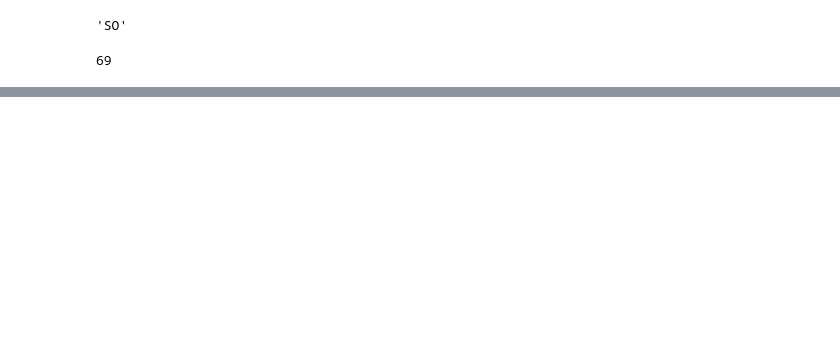
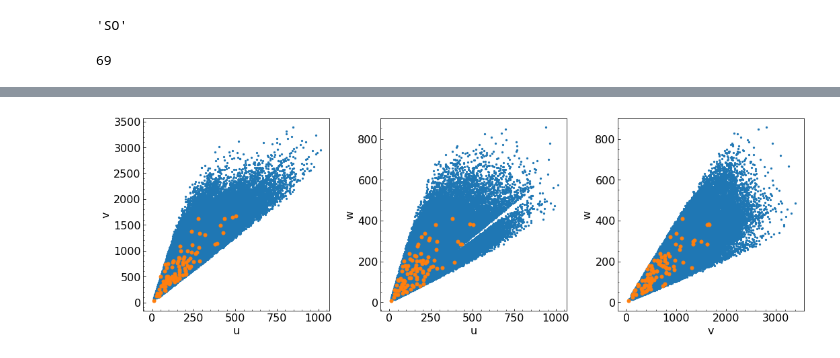
Before and after one commit to jacobhhamer/USP_Project, a Jupyter notebook: USP_Destruction_Paper.ipynb, the cells around one changed output, grey strips where cells are left out. Drawn from its saved outputs; the diff is of its cells as text; code cells hidden in the pictures; blank space fills up the shorter version.

```diff
--- a/USP_Destruction_Paper.ipynb
+++ b/USP_Destruction_Paper.ipynb
@@ -1582,0 +1683,20 @@ def remove_giants(df, masscut=0.1):
+# %%
+fig=plt.figure(figsize=(15,5))
+ax=fig.add_subplot(131)
+ax.scatter(ktcgaia.gal_u, ktcgaia.gal_v, s=5)
+ax.scatter(so_only_usps_ms.gal_u, so_only_usps_ms.gal_v, s=25)
+ax.set_xlabel('u')
+ax.set_ylabel('v')
+ax=fig.add_subplot(132)
+ax.scatter(ktcgaia.gal_u, ktcgaia.gal_w, s=5)
+ax.scatter(so_only_usps_ms.gal_u, so_only_usps_ms.gal_w, s=25)
+ax.set_xlabel('u')
+ax.set_ylabel('w')
+ax=fig.add_subplot(133)
+ax.scatter(ktcgaia.gal_v, ktcgaia.gal_w, s=5)
+ax.scatter(so_only_usps_ms.gal_v, so_only_usps_ms.gal_w, s=25)
+ax.set_xlabel('v')
+ax.set_ylabel('w')
+plt.tight_layout()
+# %% [output]
+[figure, added]
```
Also changed, not shown: parts of 31 cells of this notebook.
